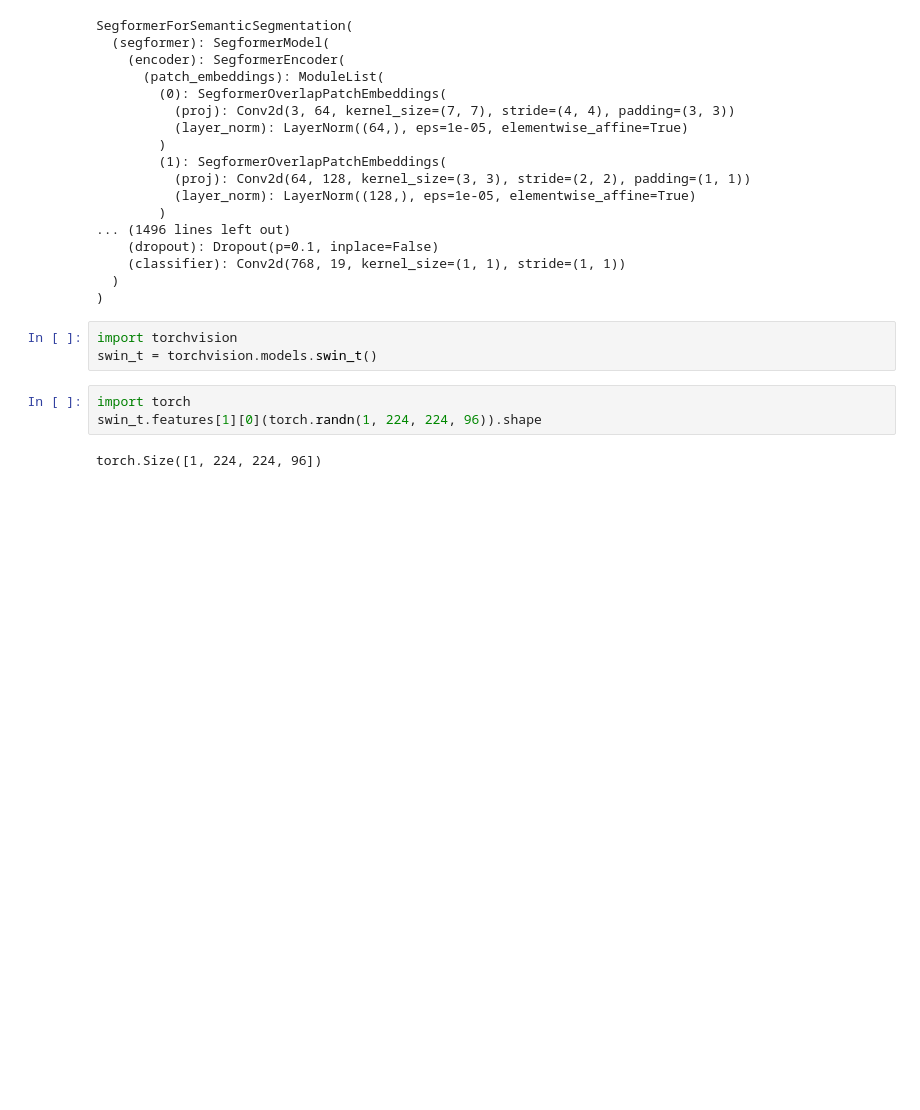
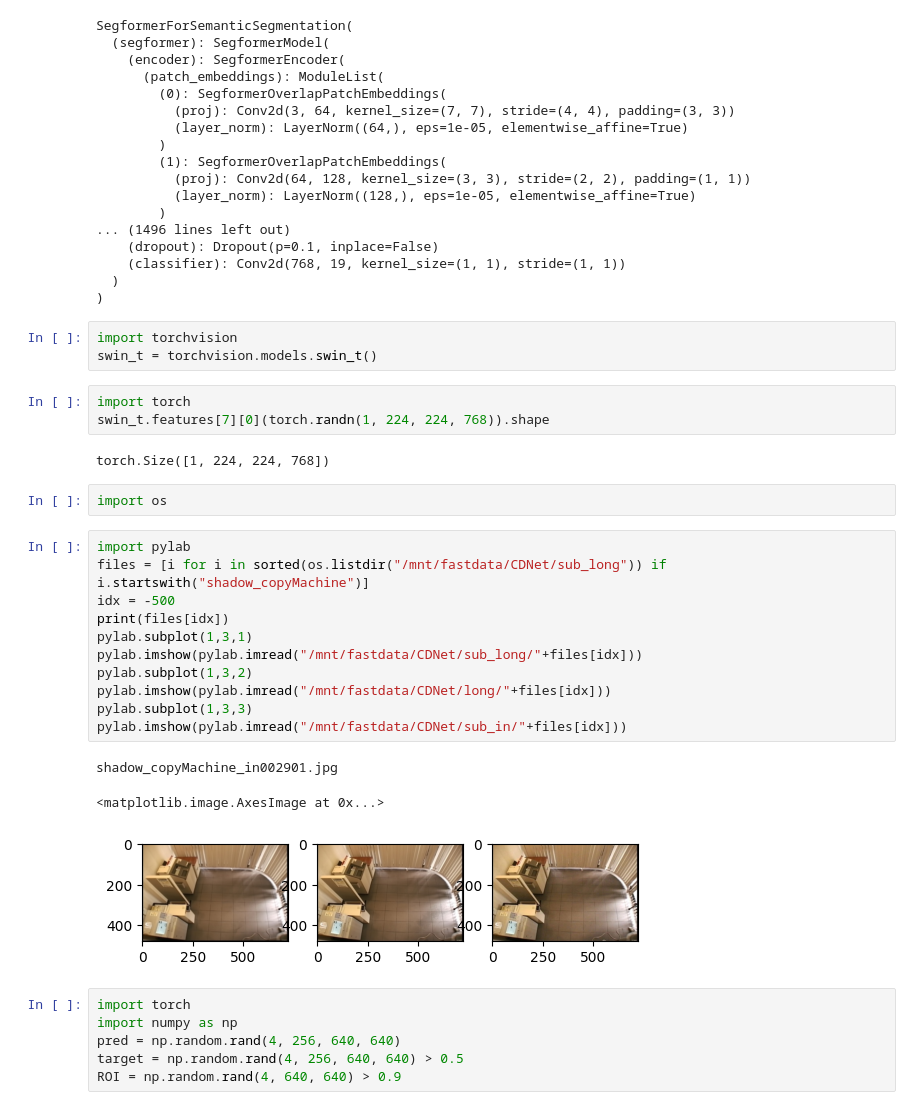
Before and after one commit to weathon/remeow, a Jupyter notebook: scratch.ipynb, the cells around one changed output. Saved outputs shown, nothing was run; the diff lists cells and outputs as text; blank space fills up the shorter version.

```diff
--- a/scratch.ipynb
+++ b/scratch.ipynb
@@ -63,6 +72,29 @@ import torchvision
 swin_t = torchvision.models.swin_t()
 # %%
 import torch
-swin_t.features[1][0](torch.randn(1, 224, 224, 96)).shape
+swin_t.features[7][0](torch.randn(1, 224, 224, 768)).shape
 # %% [output]
-torch.Size([1, 224, 224, 96])
+torch.Size([1, 224, 224, 768])
+# %%
+import os
+# %%
+import pylab
+files = [i for i in sorted(os.listdir("/mnt/fastdata/CDNet/sub_long")) if i.startswith("shadow_copyMachine")]
+idx = -500
+print(files[idx])
+pylab.subplot(1,3,1)
+pylab.imshow(pylab.imread("/mnt/fastdata/CDNet/sub_long/"+files[idx]))
+pylab.subplot(1,3,2)
+pylab.imshow(pylab.imread("/mnt/fastdata/CDNet/long/"+files[idx]))
+pylab.subplot(1,3,3)
+pylab.imshow(pylab.imread("/mnt/fastdata/CDNet/sub_in/"+files[idx]))
+# %% [output]
+shadow_copyMachine_in002901.jpg
+<matplotlib.image.AxesImage at 0x...>
+[figure, added]
+# %%
+import torch
+import numpy as np
+pred = np.random.rand(4, 256, 640, 640)
+target = np.random.rand(4, 256, 640, 640) > 0.5
+ROI = np.random.rand(4, 640, 640) > 0.9
```
Also changed, not shown: parts of 2 cells of this notebook, 14 other files.
